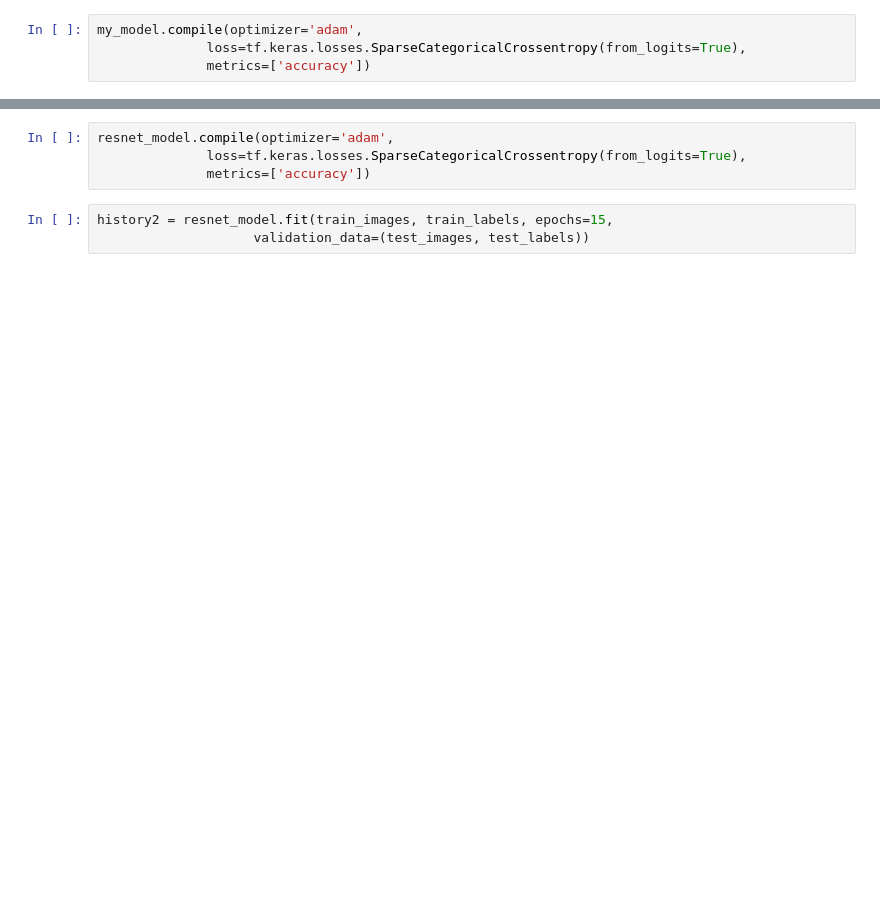
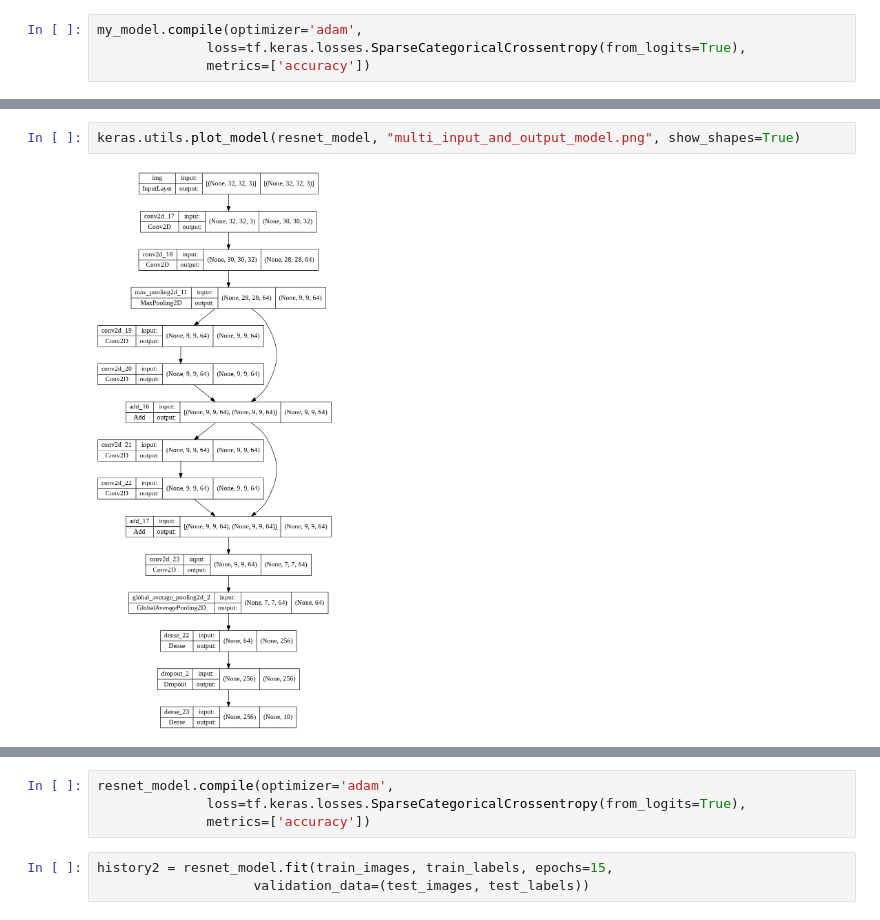
Before and after one commit to PondKann/AIprototype2022, a Jupyter notebook: Tensorflow_(Network).ipynb, the cells around one changed output, grey strips where cells are left out. Drawn from its saved outputs; the diff is of its cells as text; blank space fills up the shorter version.

```diff
--- a/Tensorflow_(Network).ipynb
+++ b/Tensorflow_(Network).ipynb
@@ -445,3 +456,7 @@ Total params: 223,242
 Trainable params: 223,242
 Non-trainable params: 0
 __________________________________________________________________________________________________
+# %%
+keras.utils.plot_model(resnet_model, "multi_input_and_output_model.png", show_shapes=True)
+# %% [output]
+[figure, added]
```
Also changed, not shown: parts of 29 cells of this notebook.
